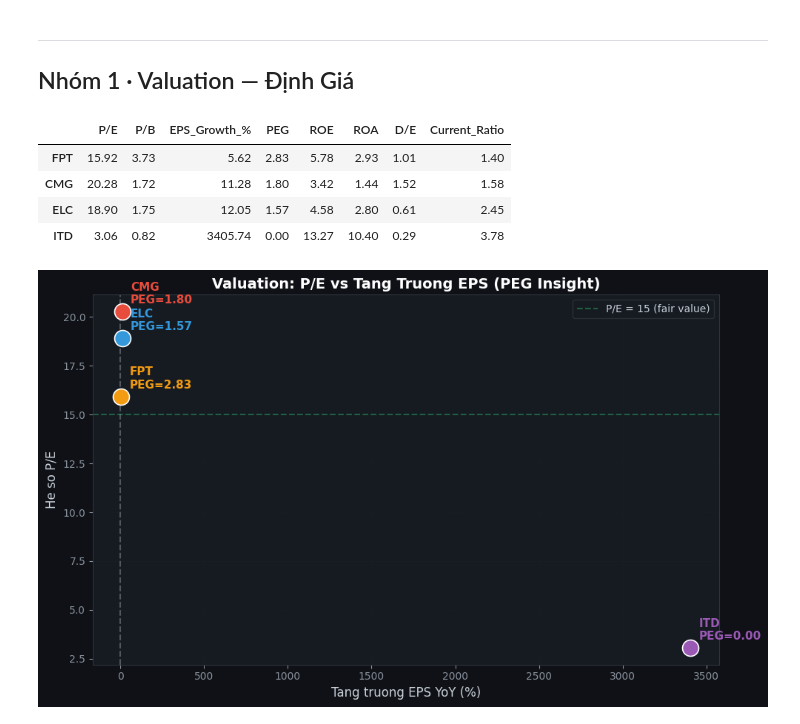
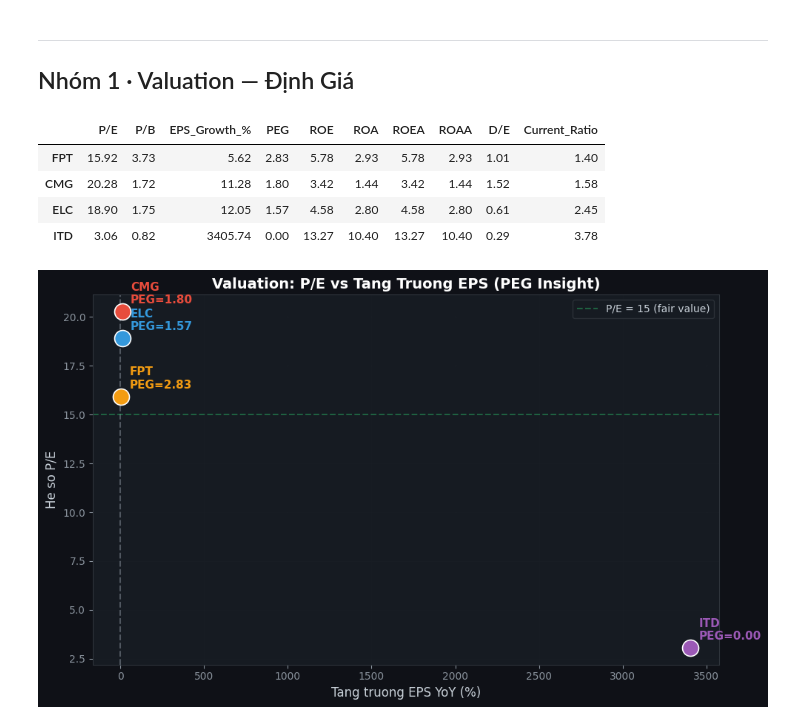
Before and after one commit to kiet222005/IS403.Q21-Nh-m-4, a Jupyter notebook: 03_fundamental_eda.ipynb, the cells around one changed output. Cells and saved outputs as stored; diff of their text form; code cells hidden in the pictures.

```diff
--- a/03_fundamental_eda.ipynb
+++ b/03_fundamental_eda.ipynb
@@ -68,39 +68,41 @@ def calc_eps_growth(df):
     df_q = df[['date', 'EPS 4 quý']].drop_duplicates(subset=['EPS 4 quý'], keep='last')
     if len(df_q) >= 5:
         eps_cur  = df_q['EPS 4 quý'].iloc[-1]
         eps_last = df_q['EPS 4 quý'].iloc[-5]
         return (eps_cur - eps_last) / abs(eps_last) if eps_last != 0 else 0
     return 0
 
 metrics = {}
 for tk, df in dfs.items():
     last = df.iloc[-1]
     eps_growth = calc_eps_growth(df)
     pe = last['P/E cơ bản']
     pb = last['close'] / last['BVPS cơ bản'] if last['BVPS cơ bản'] else np.nan
     peg = pe / (eps_growth * 100) if eps_growth > 0 else np.nan
     metrics[tk] = {
         'P/E': pe, 'P/B': pb, 'BVPS': last['BVPS cơ bản'],
         'EPS': last['EPS 4 quý'], 'EPS_Growth_%': eps_growth * 100, 'PEG': peg,
+        'ROEA': last['ROEA'],  # Thêm dòng này
+        'ROAA': last['ROAA'],
         'ROE': last['ROEA'], 'ROA': last['ROAA'],
         'Total_Assets': last.get('Total_Assets', np.nan),
         'Total_Liabilities': last.get('Total_Liabilities', np.nan),
         'Current_Assets': last.get('Current_Assets', np.nan),
         'Current_Liabilities': last.get('Current_Liabilities', np.nan),
         'Equity': last.get('Equity', np.nan),
     }
 
 df_m = pd.DataFrame(metrics).T
 df_m['D/E']           = df_m['Total_Liabilities'] / df_m['Equity']
 df_m['Current_Ratio'] = df_m['Current_Assets'] / df_m['Current_Liabilities']
 df_m['Debt/Assets']   = df_m['Total_Liabilities'] / df_m['Total_Assets']
-display(df_m[['P/E','P/B','EPS_Growth_%','PEG','ROE','ROA','D/E','Current_Ratio']].round(2))
+display(df_m[['P/E','P/B','EPS_Growth_%','PEG','ROE','ROA','ROEA','ROAA','D/E','Current_Ratio']].round(2))
 # %% [output]
-|  | P/E | P/B | EPS_Growth_% | PEG | ROE | ROA | D/E | Current_Ratio |
-| FPT | 15.92 | 3.73 | 5.62 | 2.83 | 5.78 | 2.93 | 1.01 | 1.40 |
-| CMG | 20.28 | 1.72 | 11.28 | 1.80 | 3.42 | 1.44 | 1.52 | 1.58 |
-| ELC | 18.90 | 1.75 | 12.05 | 1.57 | 4.58 | 2.80 | 0.61 | 2.45 |
-| ITD | 3.06 | 0.82 | 3405.74 | 0.00 | 13.27 | 10.40 | 0.29 | 3.78 |
+|  | P/E | P/B | EPS_Growth_% | PEG | ROE | ROA | ROEA | ROAA | D/E | Current_Ratio |
+| FPT | 15.92 | 3.73 | 5.62 | 2.83 | 5.78 | 2.93 | 5.78 | 2.93 | 1.01 | 1.40 |
+| CMG | 20.28 | 1.72 | 11.28 | 1.80 | 3.42 | 1.44 | 3.42 | 1.44 | 1.52 | 1.58 |
+| ELC | 18.90 | 1.75 | 12.05 | 1.57 | 4.58 | 2.80 | 4.58 | 2.80 | 0.61 | 2.45 |
+| ITD | 3.06 | 0.82 | 3405.74 | 0.00 | 13.27 | 10.40 | 13.27 | 10.40 | 0.29 | 3.78 |
 # %%
 # ── Chart 1a: Scatter P/E vs EPS Growth (PEG insight) ─────────────────────────
 fig, ax = plt.subplots(figsize=(10, 6))
```
Also changed, not shown: parts of 1 cell of this notebook, 7 other files.
